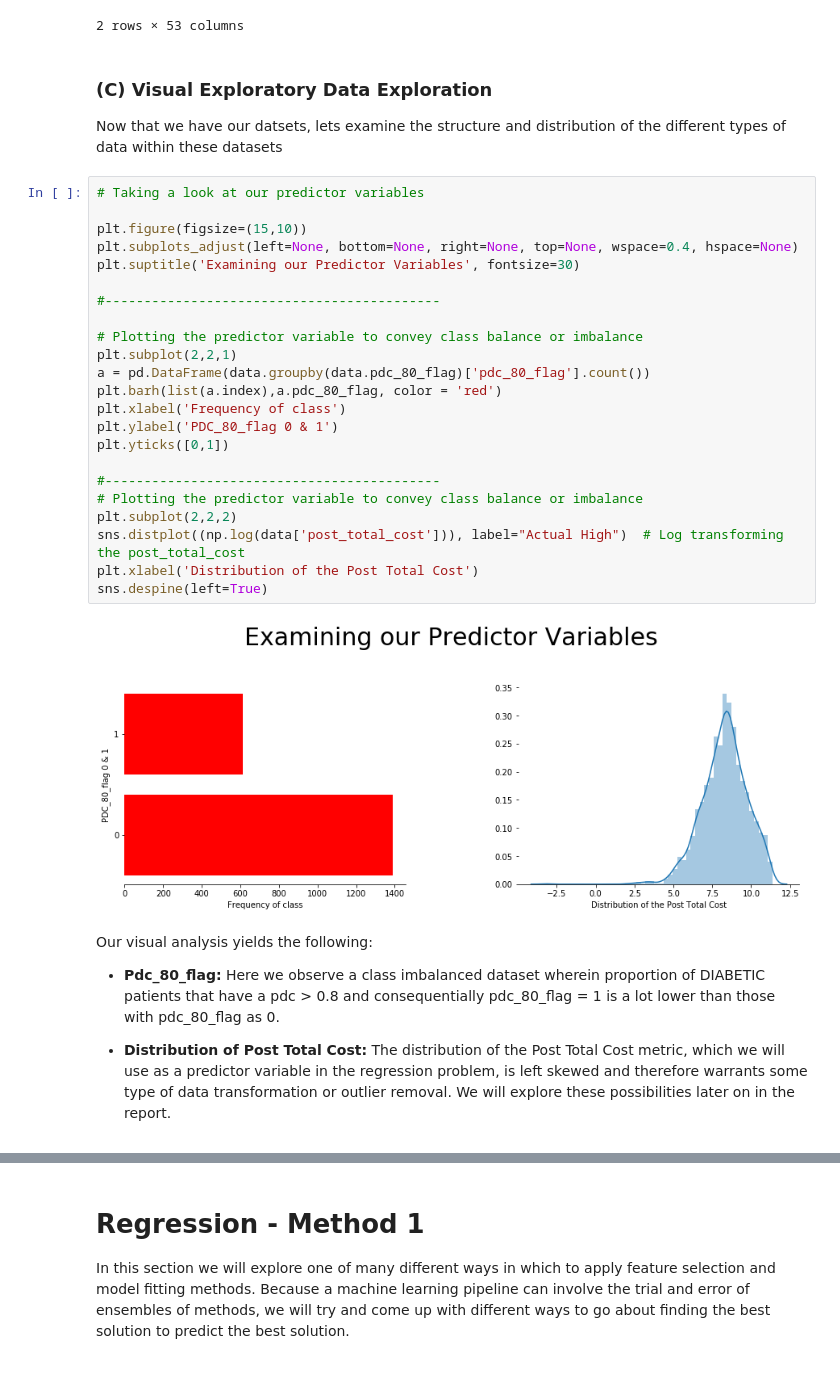
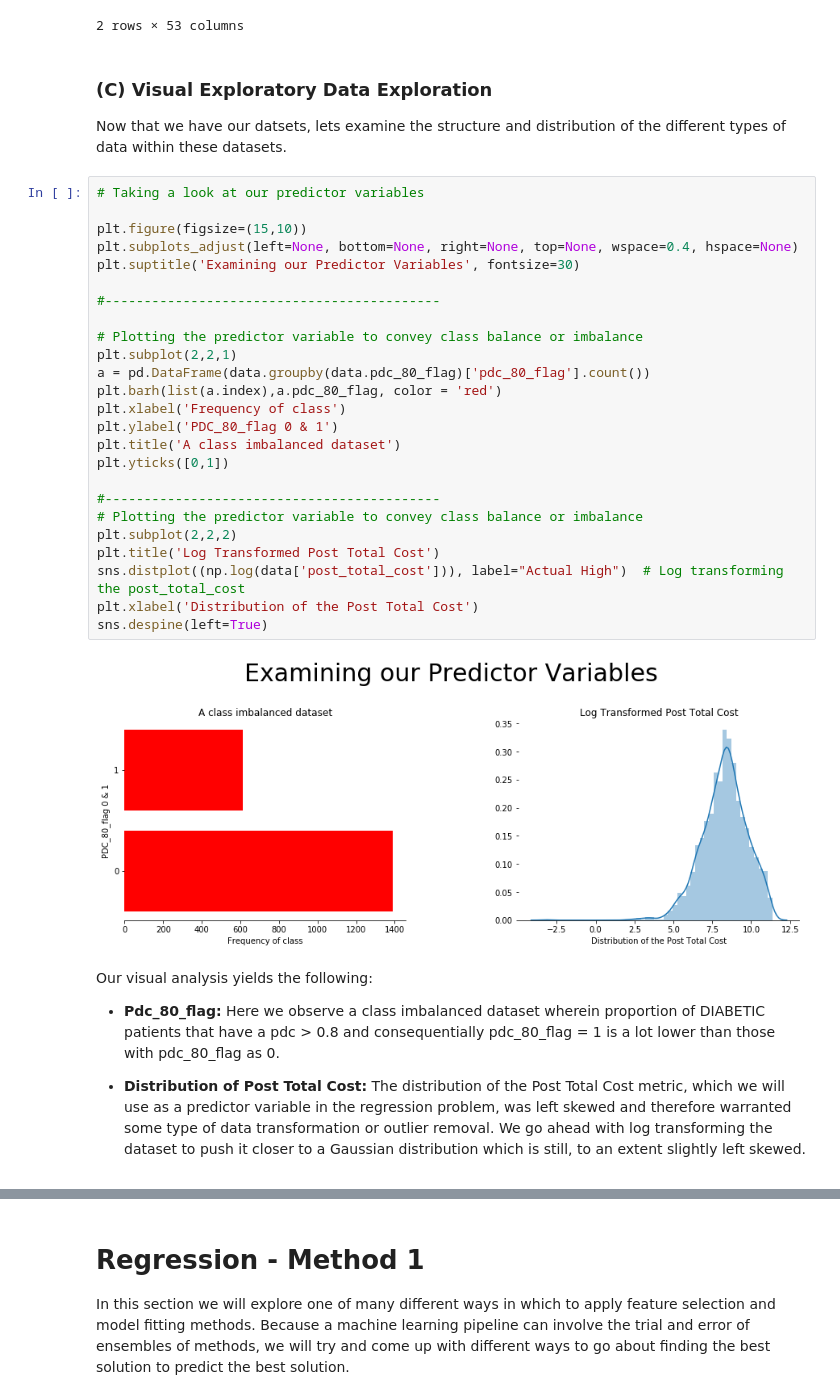
Before and after one commit to edalrami/hccs-final, a Jupyter notebook: Healthcare Final Project - DR.ipynb, the cells around one changed output, grey strips where cells are left out. Drawn from its saved outputs; the diff is of its cells as text.

Commit message:
Post clean up

```diff
--- a/Healthcare Final Project - DR.ipynb
+++ b/Healthcare Final Project - DR.ipynb
@@ -248,37 +247,39 @@ reg_categorical_vars.head(2)
 # %% [markdown]
 ### (C) Visual Exploratory Data Exploration
 
-Now that we have our datsets, lets examine the structure and distribution of the different types of data within these datasets
+Now that we have our datsets, lets examine the structure and distribution of the different types of data within these datasets.
 # %%
 # Taking a look at our predictor variables
 
 plt.figure(figsize=(15,10))
 plt.subplots_adjust(left=None, bottom=None, right=None, top=None, wspace=0.4, hspace=None)
 plt.suptitle('Examining our Predictor Variables', fontsize=30)
 
 #-------------------------------------------
 
 # Plotting the predictor variable to convey class balance or imbalance
 plt.subplot(2,2,1)
 a = pd.DataFrame(data.groupby(data.pdc_80_flag)['pdc_80_flag'].count())
 plt.barh(list(a.index),a.pdc_80_flag, color = 'red')
 plt.xlabel('Frequency of class')
 plt.ylabel('PDC_80_flag 0 & 1')
+plt.title('A class imbalanced dataset')
 plt.yticks([0,1])
 
 #-------------------------------------------
 # Plotting the predictor variable to convey class balance or imbalance
 plt.subplot(2,2,2)
+plt.title('Log Transformed Post Total Cost')
 sns.distplot((np.log(data['post_total_cost'])), label="Actual High")  # Log transforming the post_total_cost
 plt.xlabel('Distribution of the Post Total Cost')
 sns.despine(left=True)
 # %% [output]
-[figure, old version]
+[figure, new version]
 # %% [markdown]
 Our visual analysis yields the following:
 
 - **Pdc_80_flag:** Here we observe a class imbalanced dataset wherein proportion of DIABETIC patients that have a pdc > 0.8 and consequentially pdc_80_flag = 1 is a lot lower than those with pdc_80_flag as 0.
 
 
-- **Distribution of Post Total Cost:** The distribution of the Post Total Cost metric, which we will use as a predictor variable in the regression problem, is left skewed and therefore warrants some type of data transformation or outlier removal. We will explore these possibilities later on in the report.
+- **Distribution of Post Total Cost:** The distribution of the Post Total Cost metric, which we will use as a predictor variable in the regression problem, was left skewed and therefore warranted some type of data transformation or outlier removal. We go ahead with log transforming the dataset to push it closer to a Gaussian distribution which is still, to an extent slightly left skewed.
 # %% [markdown]
```
Also changed, not shown: parts of 59 cells of this notebook.
